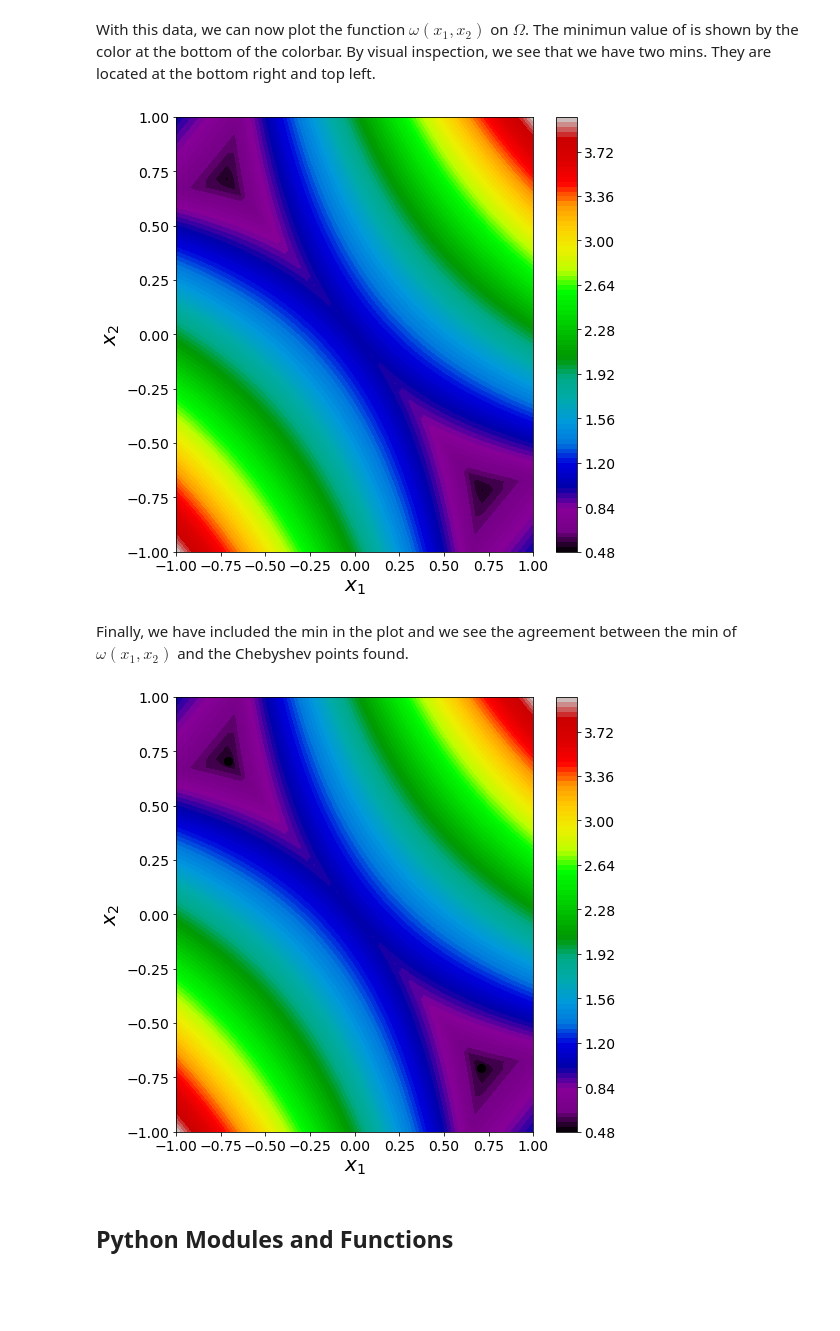
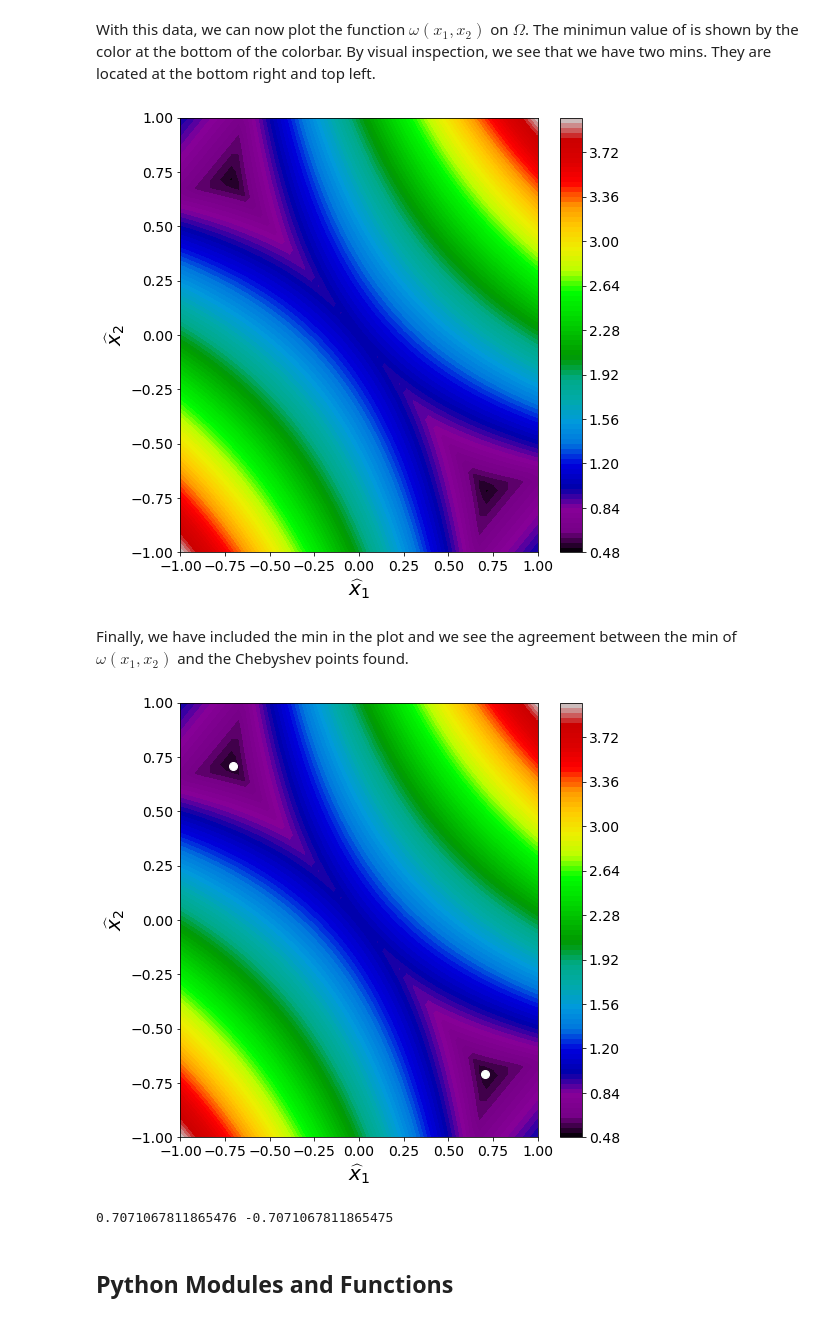
Before and after one commit to tclaudioe/Scientific-Computing, a Jupyter notebook: SC1v2/Bonus - 05 - Finding 2 Chebyshev PointsGraphically.ipynb, the cells around one changed output. Cells and saved outputs as stored; diff of their text form; code cells hidden in the pictures; blank space fills up the shorter version.

```diff
--- a/SC1v2/Bonus - 05 - Finding 2 Chebyshev PointsGraphically.ipynb
+++ b/SC1v2/Bonus - 05 - Finding 2 Chebyshev PointsGraphically.ipynb
@@ -69,25 +72,26 @@ They are located at the bottom right and top left.
 plt.figure(figsize=(8,8))
 #plt.contourf(X, Y, W,100, cmap=cm.hsv, antialiased=False)
 plt.contourf(X, Y, W,100, cmap=cm.nipy_spectral, antialiased=False)
-plt.xlabel(r'$x_1$')
-plt.ylabel(r'$x_2$')
+plt.xlabel(r'$\widehat{x}_1$')
+plt.ylabel(r'$\widehat{x}_2$')
 plt.colorbar()
 plt.show()
 # %% [output]
-[figure, old version]
+[figure, new version]
 # %% [markdown]
 Finally, we have included the min in the plot and we see the agreement between the min of $\omega(x_1,x_2)$ and the Chebyshev points found.
 # %%
 plt.figure(figsize=(8,8))
 plt.contourf(X, Y, W,100, cmap=cm.nipy_spectral, antialiased=False)
-plt.plot(c1,c2,'k.',markersize=16)
-plt.plot(c2,c1,'k.',markersize=16)
+plt.plot(c1,c2,'w.',markersize=16)
+plt.plot(c2,c1,'w.',markersize=16)
 plt.colorbar()
-plt.xlabel(r'$x_1$')
-plt.ylabel(r'$x_2$')
+plt.xlabel(r'$\widehat{x}_1$')
+plt.ylabel(r'$\widehat{x}_2$')
 plt.show()
 # %% [output]
-[figure, old version]
+[figure, new version]
+0.7071067811865476 -0.7071067811865475
 # %% [markdown]
 <div id='py' />
 
```
Also changed, not shown: parts of 3 cells of this notebook, 1 other file.
